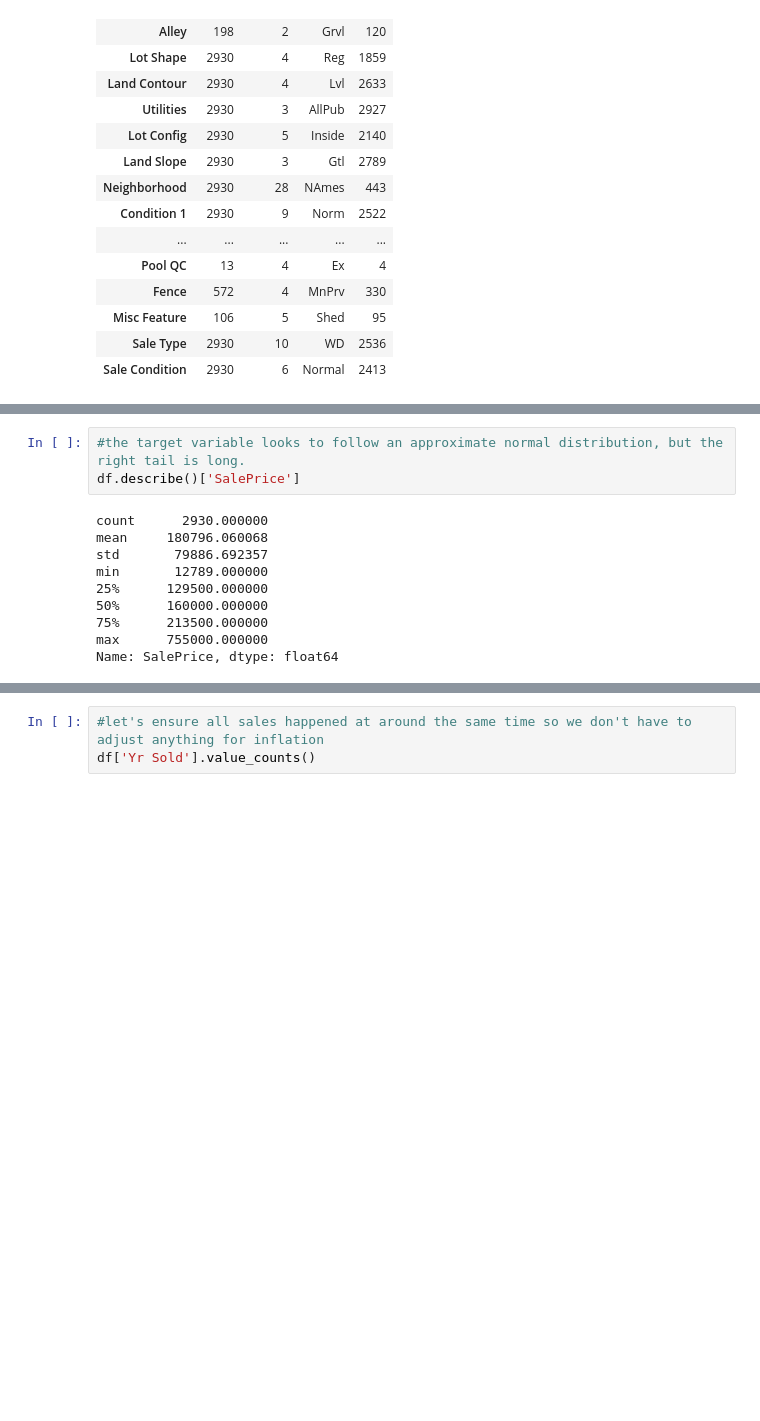
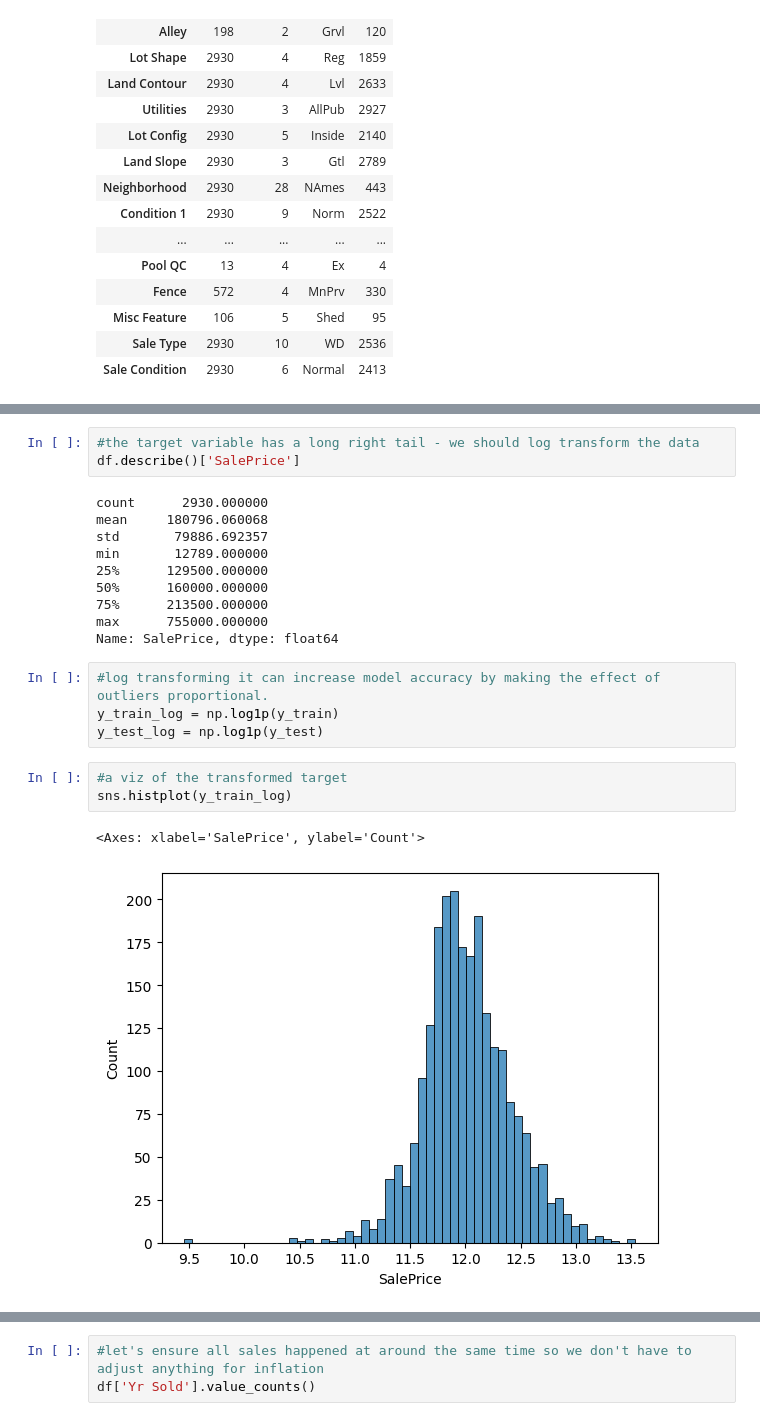
Before and after one commit to szymon-ml/Portfolio-Housing-Project, a Jupyter notebook: AmesPortfolio.ipynb, the cells around one changed output, grey strips where cells are left out. Cells and saved outputs as stored; diff of their text form; blank space fills up the shorter version.

```diff
--- a/AmesPortfolio.ipynb
+++ b/AmesPortfolio.ipynb
@@ -105,5 +122,5 @@ sns.histplot(df['SalePrice'])
 # %%
-#the target variable looks to follow an approximate normal distribution, but the right tail is long.
+#the target variable has a long right tail - we should log transform the data
 df.describe()['SalePrice']
 # %% [output]
 count      2930.000000
@@ -115,4 +132,14 @@ min       12789.000000
 75%      213500.000000
 max      755000.000000
 Name: SalePrice, dtype: float64
+# %%
+#log transforming it can increase model accuracy by making the effect of outliers proportional.
+y_train_log = np.log1p(y_train)
+y_test_log = np.log1p(y_test)
+# %%
+#a viz of the transformed target
+sns.histplot(y_train_log)
+# %% [output]
+<Axes: xlabel='SalePrice', ylabel='Count'>
+[figure, added]
 # %%
```
Also changed, not shown: parts of 105 cells of this notebook.
